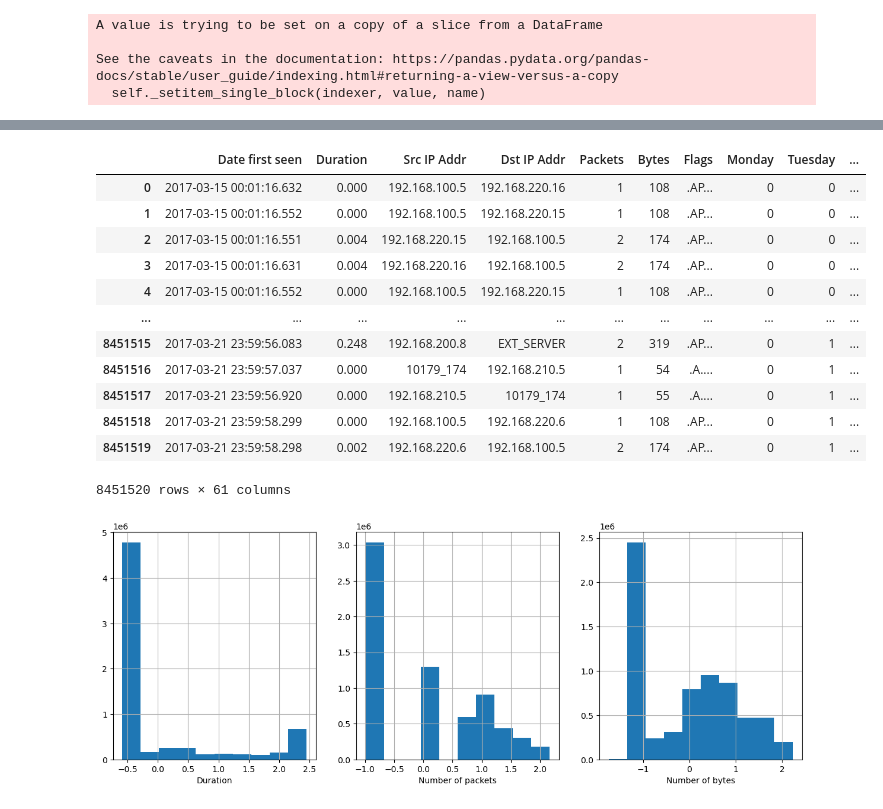
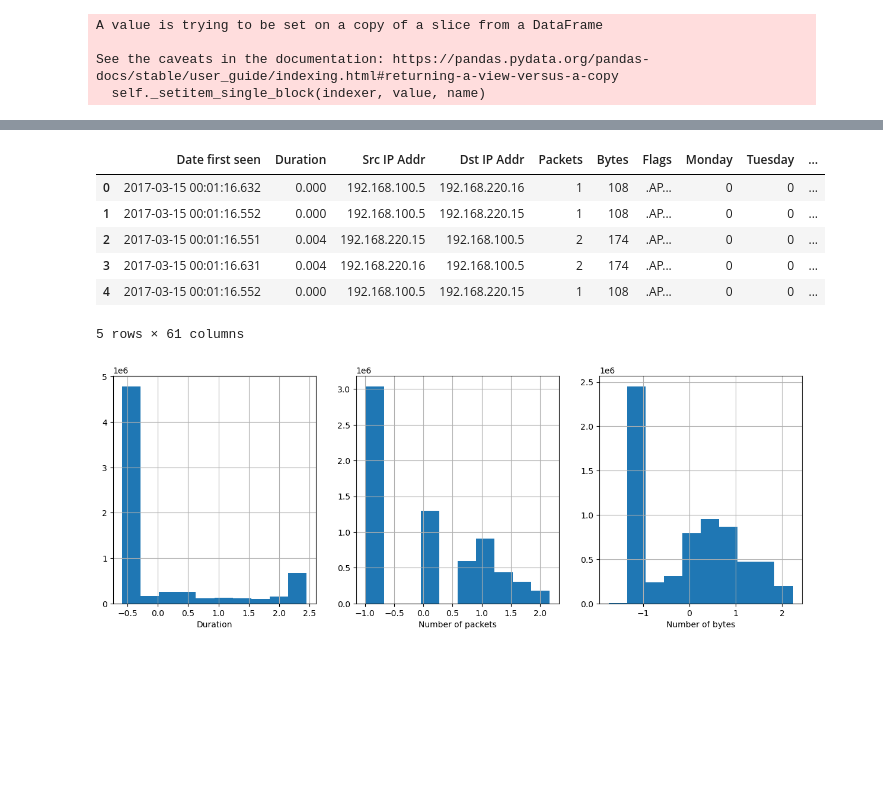
Before and after one commit to mun9yx/Graph-play, a Jupyter notebook: 16_hetero_utilize/16_hetero_utilize.ipynb, the cells around one changed output, grey strips where cells are left out. Cells and saved outputs as stored; diff of their text form; code cells hidden in the pictures; blank space fills up the shorter version.

```diff
--- a/16_hetero_utilize/16_hetero_utilize.ipynb
+++ b/16_hetero_utilize/16_hetero_utilize.ipynb
@@ -193,7 +159,7 @@ temp['SrcIP'][~temp['SrcIP'].str.contains('\d{1,3}\.',regex=True)] = '0.0.0.0' #
 temp = temp['SrcIP'].str.split('.',expand=True).rename(columns = {2:'ipsrc3', 3:'ipsrc4'}).astype(int)[['ipsrc3','ipsrc4']]
 temp['ipsrc'] = temp['ipsrc3'].apply(lambda x: format(x,'b').zfill(8)) + temp['ipsrc4'].apply(lambda x: format(x,'b').zfill(8))
 # %%
-df = df.join(temp['ipsrc'].str.split('',expand=True).drop(columns=[0,17]).rename(columns=dict(enumerate({f'ipsrc_{i}' for i in range(17)}))).astype('int32'))
+df = df.join(temp['ipsrc'].str.split('',expand=True).drop(columns=[0,17]).rename(columns=dict(enumerate([f'ipsrc_{i}' for i in range(17)]))).astype('int32'))
 # %%
 df.head(5)
 # %% [output]
@@ -268,21 +230,15 @@ df
 # %%
 df = pd.get_dummies(df,prefix='',prefix_sep='',columns=['Proto','attackType'])
 # %%
-df
+df.head(5)
 # %% [output]
 |  | Date first seen | Duration | Src IP Addr | Dst IP Addr | Packets | Bytes | Flags | Monday | Tuesday | ... |
 | 0 | 2017-03-15 00:01:16.632 | 0.000 | 192.168.100.5 | 192.168.220.16 | 1 | 108 | .AP... | 0 | 0 | ... |
 | 1 | 2017-03-15 00:01:16.552 | 0.000 | 192.168.100.5 | 192.168.220.15 | 1 | 108 | .AP... | 0 | 0 | ... |
 | 2 | 2017-03-15 00:01:16.551 | 0.004 | 192.168.220.15 | 192.168.100.5 | 2 | 174 | .AP... | 0 | 0 | ... |
 | 3 | 2017-03-15 00:01:16.631 | 0.004 | 192.168.220.16 | 192.168.100.5 | 2 | 174 | .AP... | 0 | 0 | ... |
 | 4 | 2017-03-15 00:01:16.552 | 0.000 | 192.168.100.5 | 192.168.220.15 | 1 | 108 | .AP... | 0 | 0 | ... |
-| ... | ... | ... | ... | ... | ... | ... | ... | ... | ... | ... |
-| 8451515 | 2017-03-21 23:59:56.083 | 0.248 | 192.168.200.8 | EXT_SERVER | 2 | 319 | .AP... | 0 | 1 | ... |
-| 8451516 | 2017-03-21 23:59:57.037 | 0.000 | 10179_174 | 192.168.210.5 | 1 | 54 | .A.... | 0 | 1 | ... |
-| 8451517 | 2017-03-21 23:59:56.920 | 0.000 | 192.168.210.5 | 10179_174 | 1 | 55 | .A.... | 0 | 1 | ... |
-| 8451518 | 2017-03-21 23:59:58.299 | 0.000 | 192.168.100.5 | 192.168.220.6 | 1 | 108 | .AP... | 0 | 1 | ... |
-| 8451519 | 2017-03-21 23:59:58.298 | 0.002 | 192.168.220.6 | 192.168.100.5 | 2 | 174 | .AP... | 0 | 1 | ... |
-8451520 rows × 61 columns
+5 rows × 61 columns
 # %%
 labels = ['benign', 'bruteForce', 'dos', 'pingScan', 'portScan']
 df_train,df_test = train_test_split(df,random_state=0,test_size=0.2,stratify=df[labels])
```
Also changed, not shown: parts of 18 cells of this notebook.
